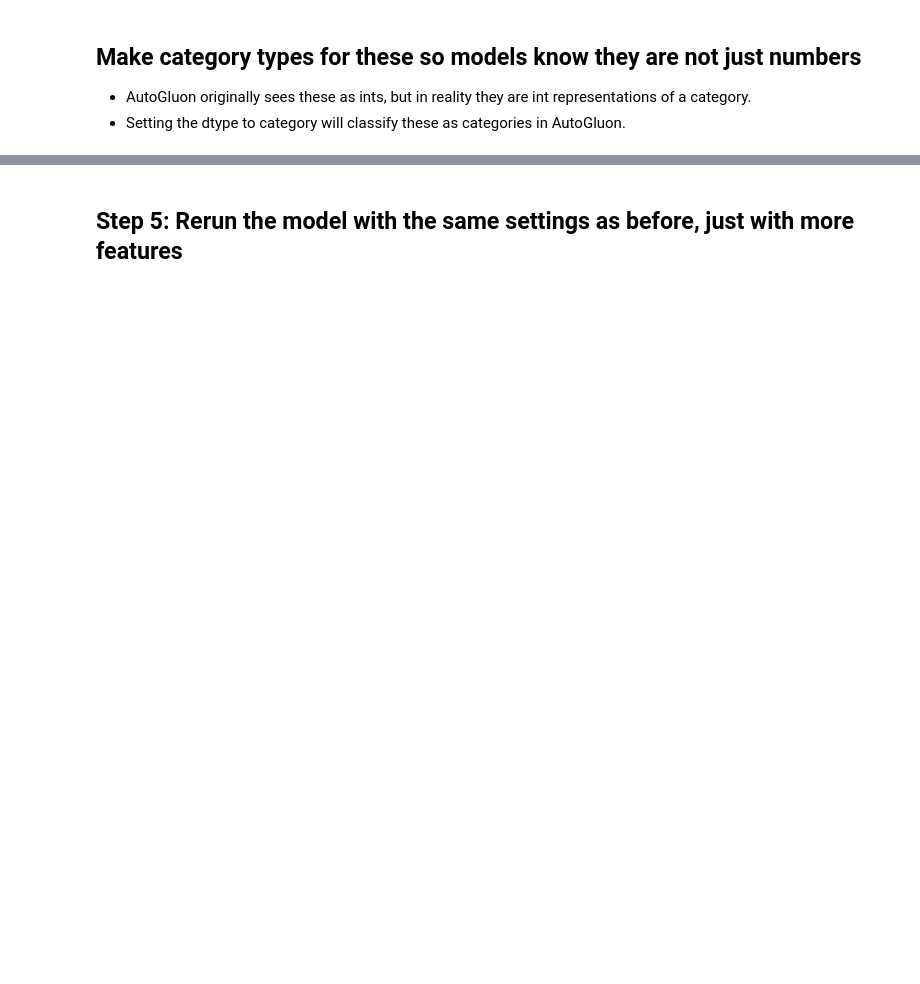
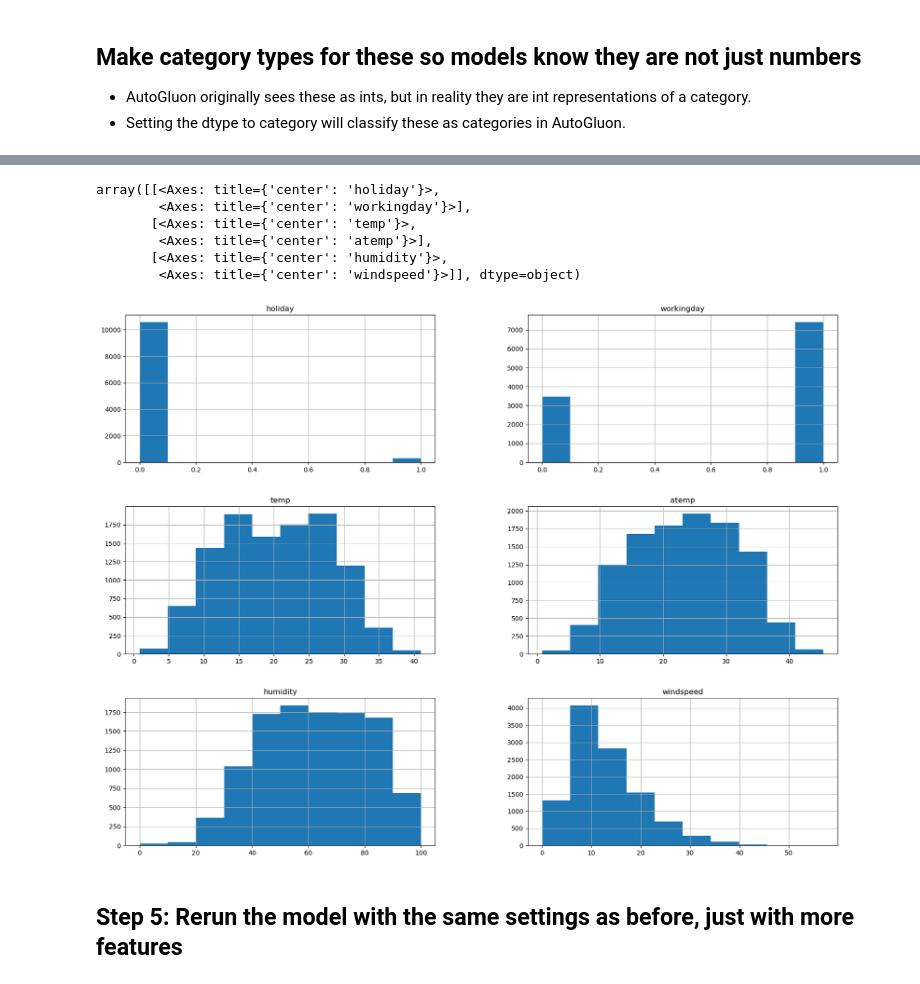
Before and after one commit to sschuhmi/cd0385-PredictBikeShares, a Jupyter notebook: project/project-template.ipynb, the cells around one changed output, grey strips where cells are left out. Drawn from its saved outputs; the diff is of its cells as text; code cells hidden in the pictures; blank space fills up the shorter version.

```diff
--- a/project/project-template.ipynb
+++ b/project/project-template.ipynb
@@ -352,16 +454,31 @@ train.?
-# %%
-# create a new feature
-train[?] = ?
-test[?] = ?
+# %%
+# Create a new feature
+
+# Treat this data as categorical and not ordinal, i.e. Sunday is "not bigger" than monday
+
+# dayofweek: The day of the week with Monday=0, Sunday=6.
+train['dayofweek'] = train['datetime'].dt.dayofweek.astype('category')
+test['dayofweek'] = test['datetime'].dt.dayofweek.astype('category')
+
+train['hour'] = train['datetime'].dt.hour.astype('category')
+test['hour'] = test['datetime'].dt.hour.astype('category')
+
+train['month'] = train['datetime'].dt.month.astype('category')
+test['month'] = test['datetime'].dt.month.astype('category')
+
+feature_names = ['season', 'holiday', 'workingday', 'weather', 'temp', 'atemp', 'humidity', 'windspeed', 'dayofweek', 'hour', 'month']
+# %%
+train = train.drop(columns = ['datetime'])
+test = test.drop(columns = ['datetime'])
 # %% [markdown]
 ## Make category types for these so models know they are not just numbers
 * AutoGluon originally sees these as ints, but in reality they are int representations of a category.
 * Setting the dtype to category will classify these as categories in AutoGluon.
 # %%
-train["season"] = ?
-train["weather"] = ?
-test["season"] = ?
-test["weather"] = ?
+train["season"] = train["season"].astype('category')
+train["weather"] = train["weather"].astype('category')
+test["season"] = test["season"].astype('category')
+test["weather"] = test["weather"].astype('category')
 # %%
 # View are new feature
 train.head()
@@ -368,5 +507,13 @@ train.head()
 # %%
 # View histogram of all features again now with the hour feature
-train.?
+train[feature_names].hist(figsize=(20,15))
+# %% [output]
+array([[<Axes: title={'center': 'holiday'}>,
+        <Axes: title={'center': 'workingday'}>],
+       [<Axes: title={'center': 'temp'}>,
+        <Axes: title={'center': 'atemp'}>],
+       [<Axes: title={'center': 'humidity'}>,
+        <Axes: title={'center': 'windspeed'}>]], dtype=object)
+[figure, added]
 # %% [markdown]
 ## Step 5: Rerun the model with the same settings as before, just with more features
```
Also changed, not shown: parts of 45 cells of this notebook.
